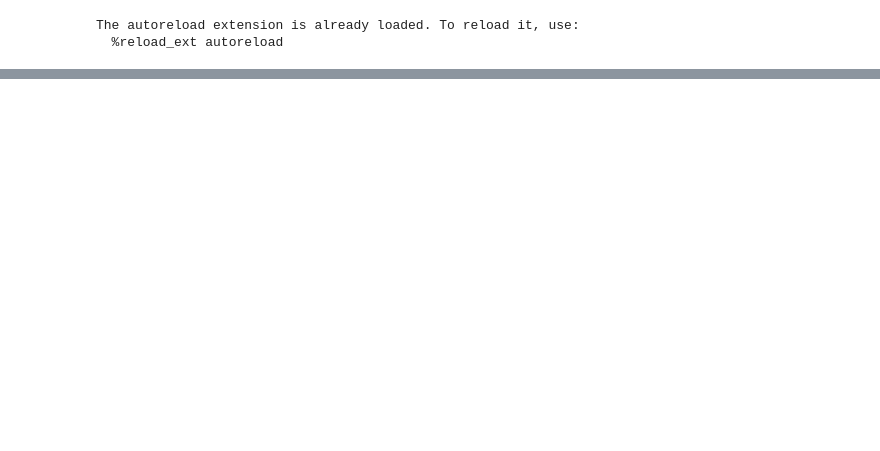
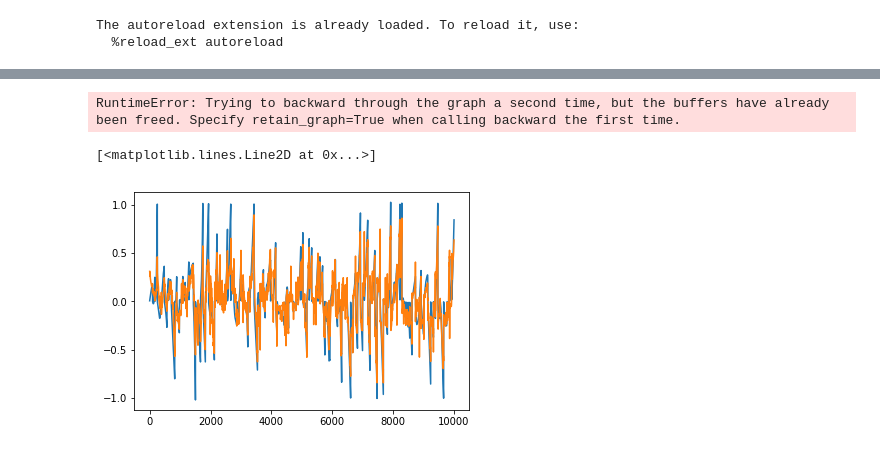
Before and after one commit to FishAres/PredyNet, a Jupyter notebook: Lunar Lander hacky attempt.ipynb, the cells around one changed output, grey strips where cells are left out. Saved outputs shown, nothing was run; the diff lists cells and outputs as text; code cells hidden in the pictures; blank space fills up the shorter version.

```diff
--- a/Lunar Lander hacky attempt.ipynb
+++ b/Lunar Lander hacky attempt.ipynb
@@ -119,0 +140,50 @@ plt.plot(rX-pX, 'r:')
+# %%
+optimizer = torch.optim.SGD(rec_model.parameters(), lr=0.1)
+criterion = F.smooth_l1_loss
+# %%
+act = env.action_space.sample()
+observation = torch.Tensor(env.step(act)[0])
+# %%
+timelength = 1000
+Loss = np.zeros((timelength))
+rX = np.zeros_like(Loss)
+pX = np.zeros_like(rX)
+
+env.reset()
+act = env.action_space.sample()
+act_tens = torch.eye(action_space)[act]
+
+for t in range(timelength):
+    if np.random.rand() < 0.1:
+        act = env.action_space.sample()
+        act_tens = torch.eye(action_space)[act]
+
+    obs_out = env.step(act)
+    observation = torch.Tensor(obs_out[0])
+    done = obs_out[2]
+
+    optimizer.zero_grad()
+
+    model_input = torch.cat((observation, act_tens), 0)
+
+    Rec = rec_model(model_input)
+    rec = Rec.squeeze()
+    loss = criterion(rec, observation)
+    loss.backward()
+    optimizer.step()
+
+    rX[t] = obs_out[0][0]
+    pX[t] = rec.data.numpy()[0]
+    Loss[t] = loss.data.numpy()
+
+    if done:
+        env.reset()
+# %% [output]
+RuntimeError: Trying to backward through the graph a second time, but the buffers have already been freed. Specify retain_graph=True when calling backward the first time.
+# %%
+plt.plot(rX)
+plt.plot(pX)
+# plt.plot(rX-pX, 'r:')
+# %% [output]
+[<matplotlib.lines.Line2D at 0x...>]
+[figure, added]
```
Also changed, not shown: parts of 12 cells of this notebook, 2 other files.
